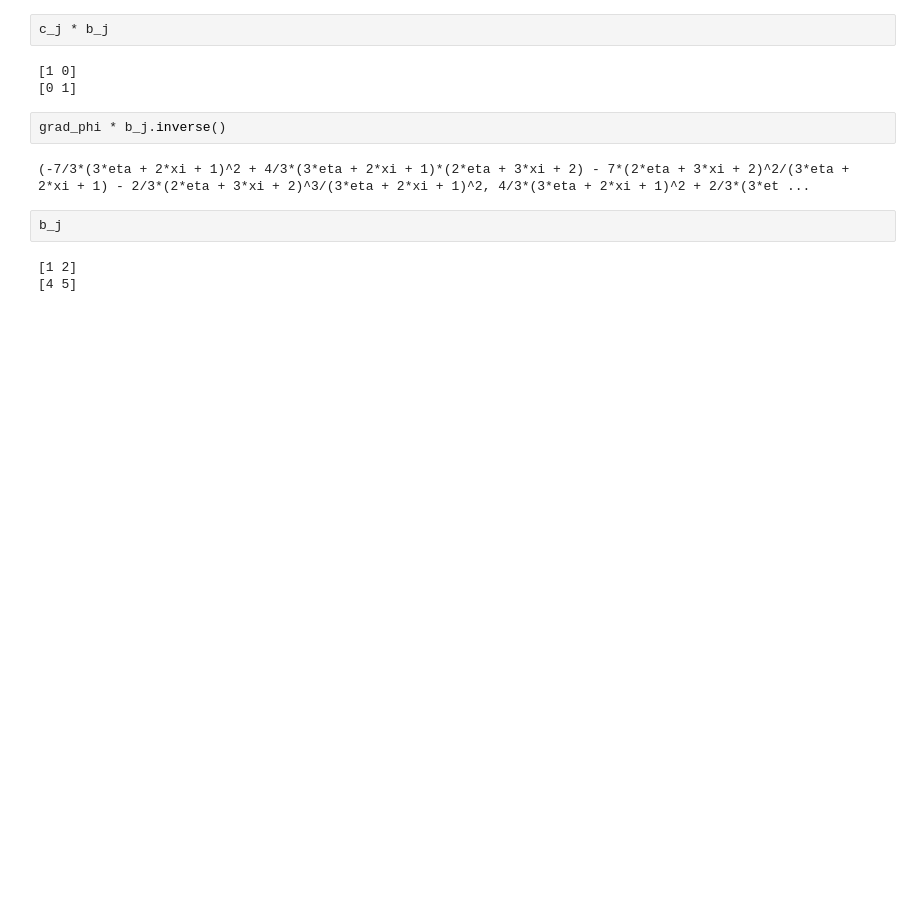
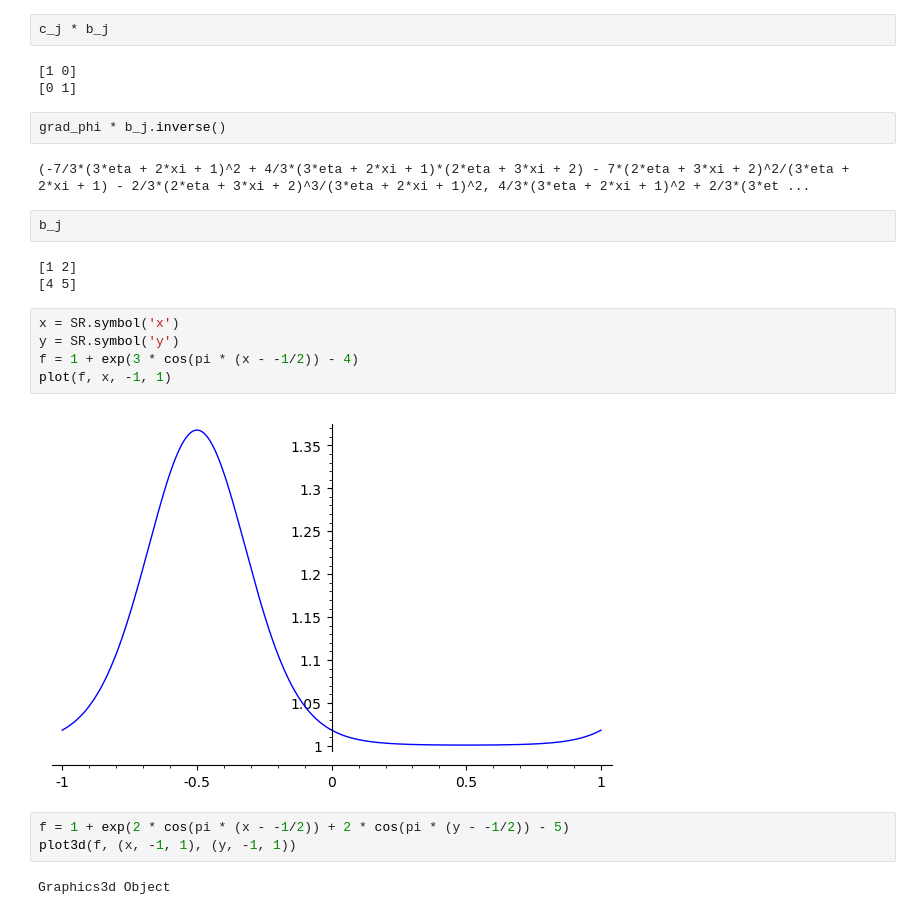
Before and after one commit to caleblogemann/Research, a Jupyter notebook: sage/sageresearch/utils/calculus.ipynb, the cells around one changed output. Cells and saved outputs as stored; diff of their text form; blank space fills up the shorter version.

```diff
--- a/sage/sageresearch/utils/calculus.ipynb
+++ b/sage/sageresearch/utils/calculus.ipynb
@@ -75,3 +75,15 @@ b_j
 # %% [output]
 [1 2]
 [4 5]
+# %%
+x = SR.symbol('x')
+y = SR.symbol('y')
+f = 1 + exp(3 * cos(pi * (x - -1/2)) - 4)
+plot(f, x, -1, 1)
+# %% [output]
+[figure, added]
+# %%
+f = 1 + exp(2 * cos(pi * (x - -1/2)) + 2 * cos(pi * (y - -1/2)) - 5)
+plot3d(f, (x, -1, 1), (y, -1, 1))
+# %% [output]
+Graphics3d Object
```
Also changed, not shown: parts of 1 cell of this notebook, 2 other files.
